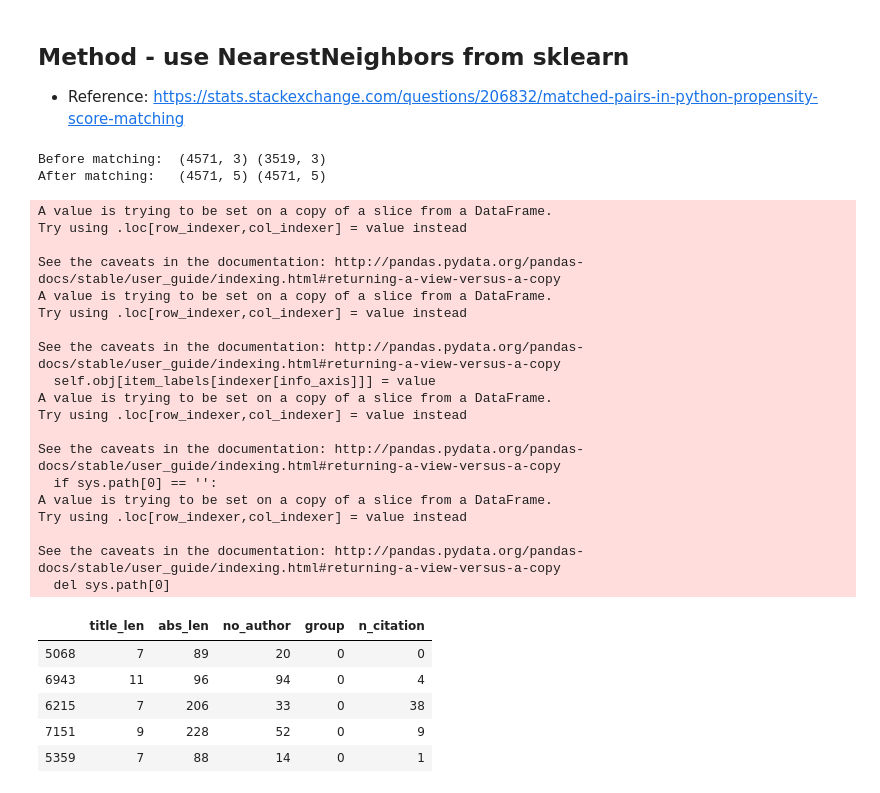
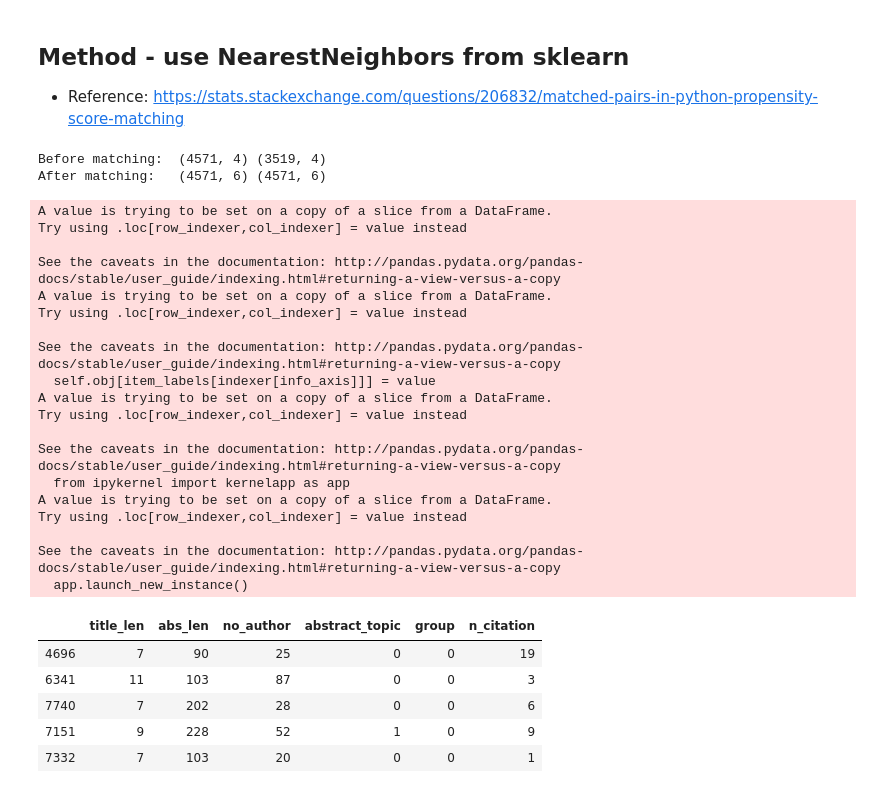
Before and after one commit to colbrydi/citation_comparison, a Jupyter notebook: step3_match.ipynb, the cells around one changed output. Cells and saved outputs as stored; diff of their text form; code cells hidden in the pictures.

```diff
--- a/step3_match.ipynb
+++ b/step3_match.ipynb
@@ -20,20 +20,17 @@ READ two feature sets:
 DT_base = pd.read_csv('./Test_data/src_data/DT_base.csv')
 print(DT_base.head())
 
-##----- Not finished ##
 ## read "DT_cplx" -- DT with complex features
-# DT_cplx = pd.read_csv('../Test_data/src_data/DT_cplx.csv')
-# DT_cplx.head()
-##-----
+DT_cplx = pd.read_csv('./Test_data/src_data/DT_cplx.csv')
+DT_cplx.head()
 
 #### DT_m: merge DT_base and DT_cplx
 colnames = DT_base.keys()
 DT_m = DT_base.loc[:, colnames[1:-1]]  #-- all features
+# merge with DT_cplx
+DT_m = pd.concat([DT_m, DT_cplx['abstract_topic']], axis = 1)
+
 DT_y = DT_base['n_citation']           #-- only outcome-n_citation
-
-##----- Not finished ##
-# DT_m = merge(DT_base, DT_cplx)
-##-----
 # %% [output]
    n_citation  group  title_len  abs_len  no_author  no_ref
 0           1      1          7       95         19     168
@@ -86,9 +83,11 @@ def get_matching_pairs(treated_df, non_treated_df, scaler=True):
 
     return matched
 # %%
+sel_cols = list(colnames[2:-1])
+sel_cols.append('abstract_topic')
 
-treated_df = DT_m.loc[ DT_m['group'] == 1,  colnames[2:-1]]
-non_treated_df = DT_m.loc[ DT_m['group'] == 0,  colnames[2:-1]]
+treated_df = DT_m.loc[ DT_m['group'] == 1,  sel_cols]
+non_treated_df = DT_m.loc[ DT_m['group'] == 0,  sel_cols]
 print("Before matching: ", treated_df.shape, non_treated_df.shape)
 
 ## apply "get_matching_pairs()"
@@ -100,43 +99,43 @@ matched_df.loc[:, 'idx'] = matched_df['idx'].apply(lambda x: x + len(treated_df)
 ## get the DV: n_citation for "matched_df" (merge with DT_y)
 matched_df['group'] = 0
 matched_df['n_citation'] = matched_df['idx'].apply(lambda x: DT_y.iloc[x])
 matched_df = matched_df.drop(columns = "idx")
 
 
 ## get the DV: n_citation for "treated_df"
 treated_df['group'] = 1
 treated_df['n_citation'] = DT_y.iloc[0:len(treated_df)]
 
 print("After matching:  ", matched_df.shape, treated_df.shape)
 matched_df.head()
 # %% [output]
-Before matching:  (4571, 3) (3519, 3)
-After matching:   (4571, 5) (4571, 5)
+Before matching:  (4571, 4) (3519, 4)
+After matching:   (4571, 6) (4571, 6)
 A value is trying to be set on a copy of a slice from a DataFrame.
 Try using .loc[row_indexer,col_indexer] = value instead
 
 See the caveats in the documentation: http://pandas.pydata.org/pandas-docs/stable/user_guide/indexing.html#returning-a-view-versus-a-copy
 A value is trying to be set on a copy of a slice from a DataFrame.
 Try using .loc[row_indexer,col_indexer] = value instead
 
 See the caveats in the documentation: http://pandas.pydata.org/pandas-docs/stable/user_guide/indexing.html#returning-a-view-versus-a-copy
   self.obj[item_labels[indexer[info_axis]]] = value
 A value is trying to be set on a copy of a slice from a DataFrame.
 Try using .loc[row_indexer,col_indexer] = value instead
 
 See the caveats in the documentation: http://pandas.pydata.org/pandas-docs/stable/user_guide/indexing.html#returning-a-view-versus-a-copy
-  if sys.path[0] == '':
+  from ipykernel import kernelapp as app
 A value is trying to be set on a copy of a slice from a DataFrame.
 Try using .loc[row_indexer,col_indexer] = value instead
 
 See the caveats in the documentation: http://pandas.pydata.org/pandas-docs/stable/user_guide/indexing.html#returning-a-view-versus-a-copy
-  del sys.path[0]
+  app.launch_new_instance()
-|  | title_len | abs_len | no_author | group | n_citation |
-| 5068 | 7 | 89 | 20 | 0 | 0 |
-| 6943 | 11 | 96 | 94 | 0 | 4 |
-| 6215 | 7 | 206 | 33 | 0 | 38 |
-| 7151 | 9 | 228 | 52 | 0 | 9 |
-| 5359 | 7 | 88 | 14 | 0 | 1 |
+|  | title_len | abs_len | no_author | abstract_topic | group | n_citation |
+| 4696 | 7 | 90 | 25 | 0 | 0 | 19 |
+| 6341 | 11 | 103 | 87 | 0 | 0 | 3 |
+| 7740 | 7 | 202 | 28 | 0 | 0 | 6 |
+| 7151 | 9 | 228 | 52 | 1 | 0 | 9 |
+| 7332 | 7 | 103 | 20 | 0 | 0 | 1 |
 # %%
 treated_df.head()
 # %% [output]
```
Also changed, not shown: parts of 6 cells of this notebook, 2 other files.
